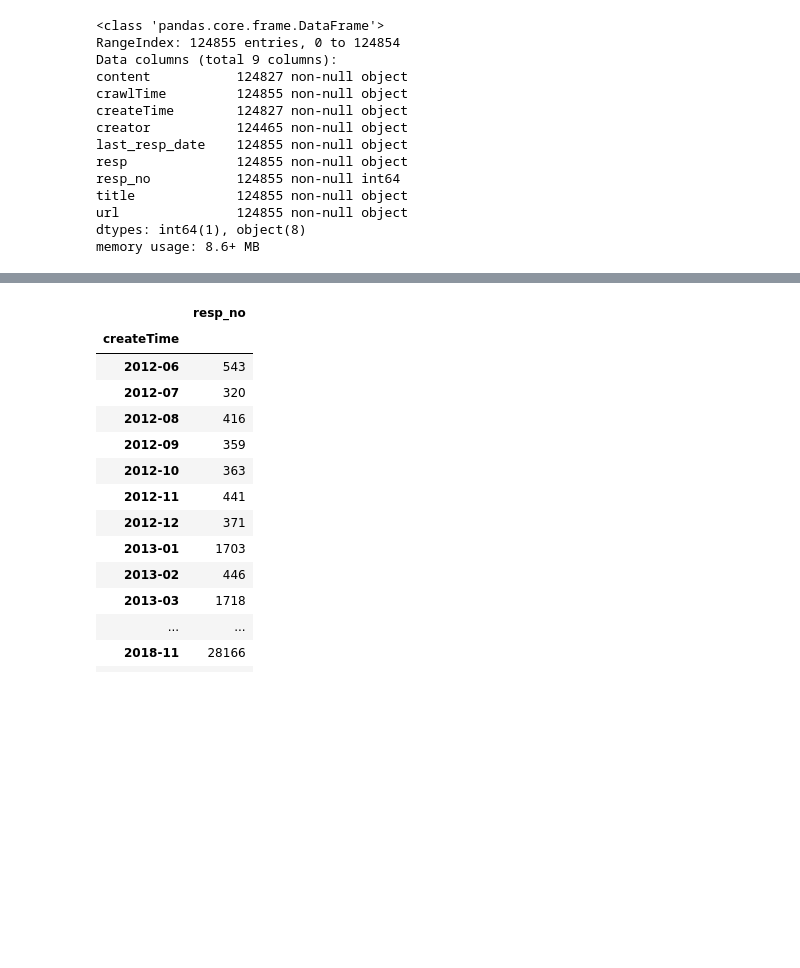
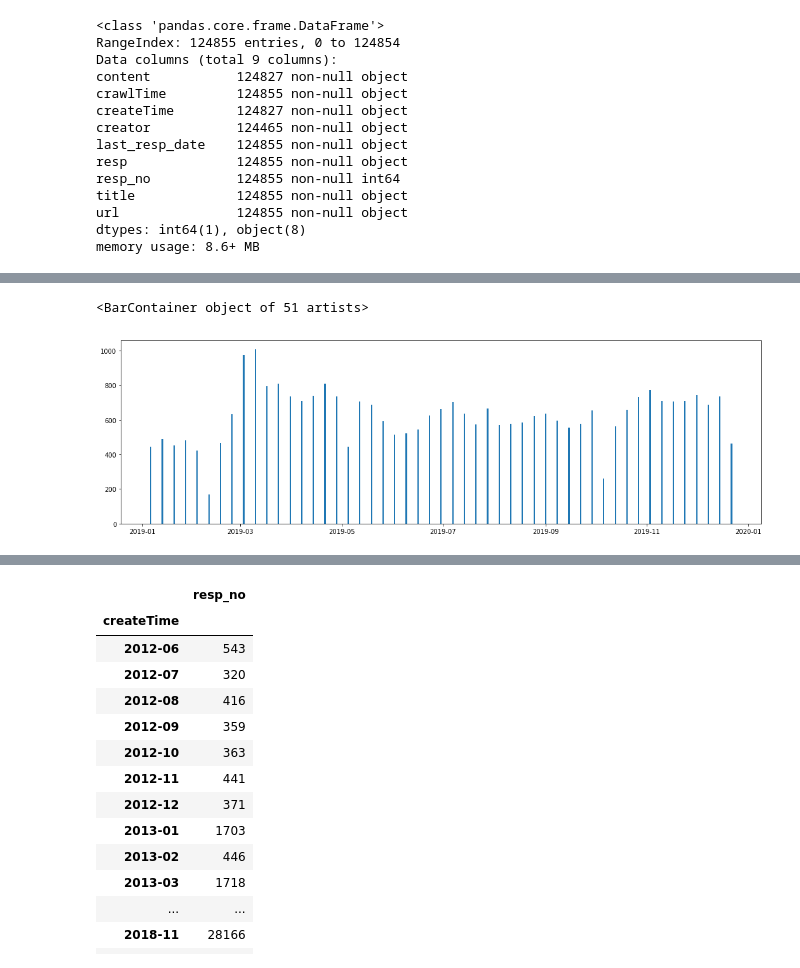
Before and after one commit to Rockyzsu/jsl, a Jupyter notebook: 统计.ipynb, the cells around one changed output, grey strips where cells are left out. Saved outputs shown, nothing was run; the diff lists cells and outputs as text; code cells hidden in the pictures; blank space fills up the shorter version.

```diff
--- a/统计.ipynb
+++ b/统计.ipynb
@@ -128,0 +188,7 @@ df.resample('M').sum()
+# %%
+fig = plt.figure(figsize=(14,4))
+ax=fig.add_axes([0,1,1,1])
+ax.bar(plot_df.loc['2019-01-01':].index,list(plot_df.loc['2019-01-01':]['title'].values))
+# %% [output]
+<BarContainer object of 51 artists>
+[figure, added]
```
Also changed, not shown: parts of 29 cells of this notebook, 2 other files.
